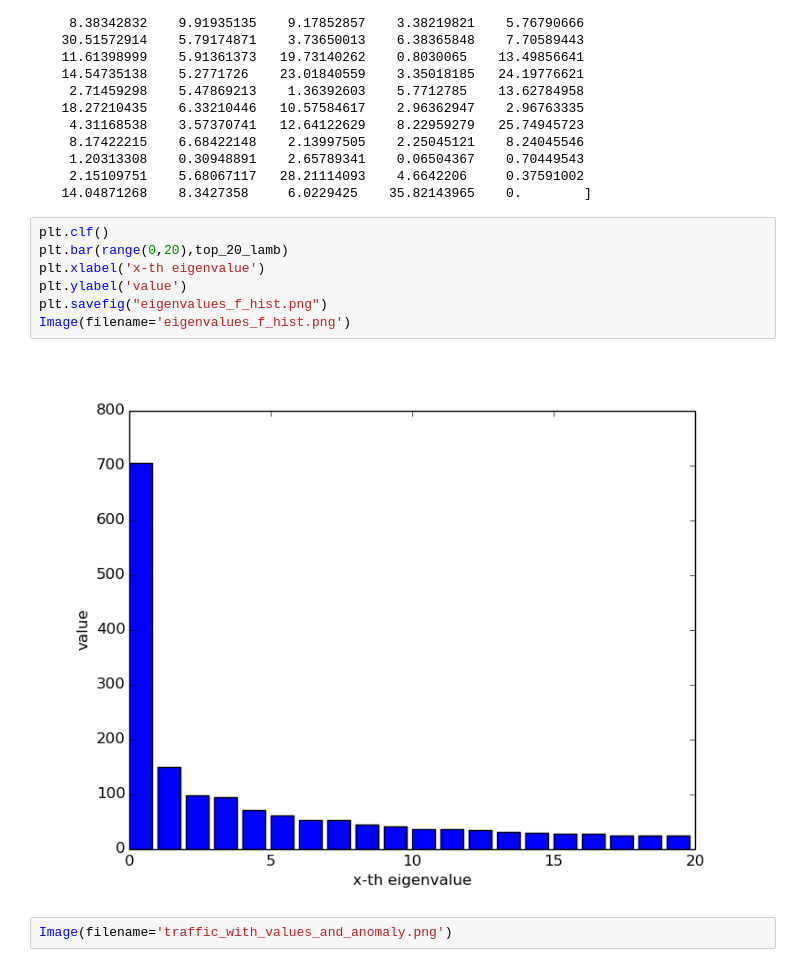
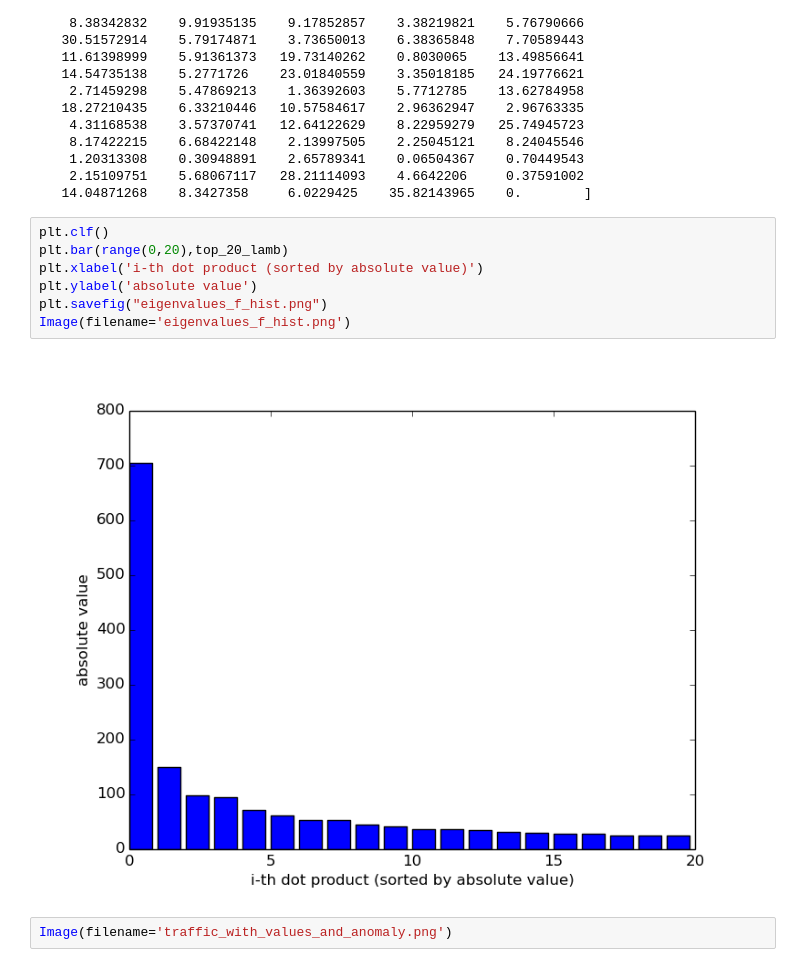
Before and after one commit to arleilps/anomaly-detection, a Jupyter notebook: Anomaly Detection using Spectral Analysis.ipynb, the cells around one changed output. Drawn from its saved outputs; the diff is of its cells as text.

```diff
--- a/Anomaly Detection using Spectral Analysis.ipynb
+++ b/Anomaly Detection using Spectral Analysis.ipynb
@@ -588,12 +605,12 @@ print lamb_f
 # %%
 plt.clf()
 plt.bar(range(0,20),top_20_lamb)
-plt.xlabel('x-th eigenvalue')
-plt.ylabel('value')
+plt.xlabel('i-th dot product (sorted by absolute value)')
+plt.ylabel('absolute value')
 plt.savefig("eigenvalues_f_hist.png")
 Image(filename='eigenvalues_f_hist.png')
 # %% [output]
-[figure, old version]
+[figure, new version]
 # %%
 Image(filename='traffic_with_values_and_anomaly.png')
 # %% [output]
```
Also changed, not shown: parts of 32 cells of this notebook.
